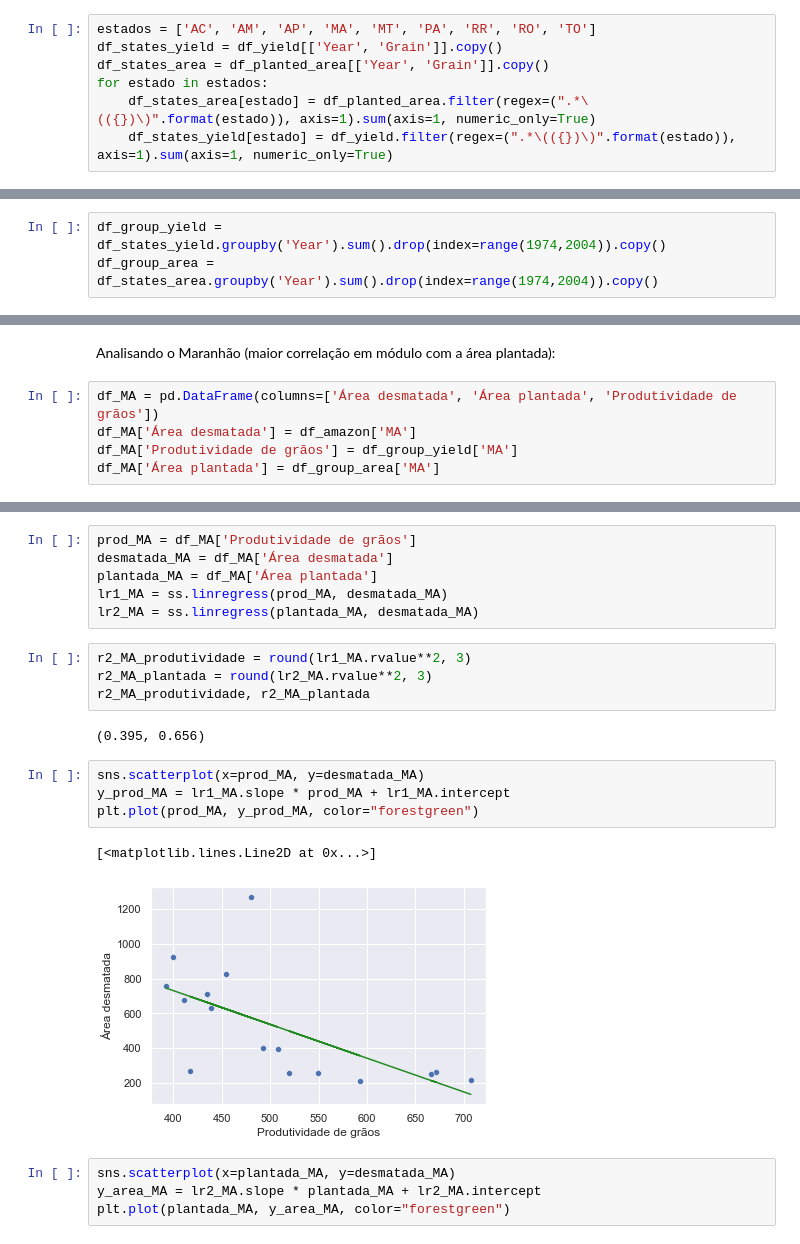
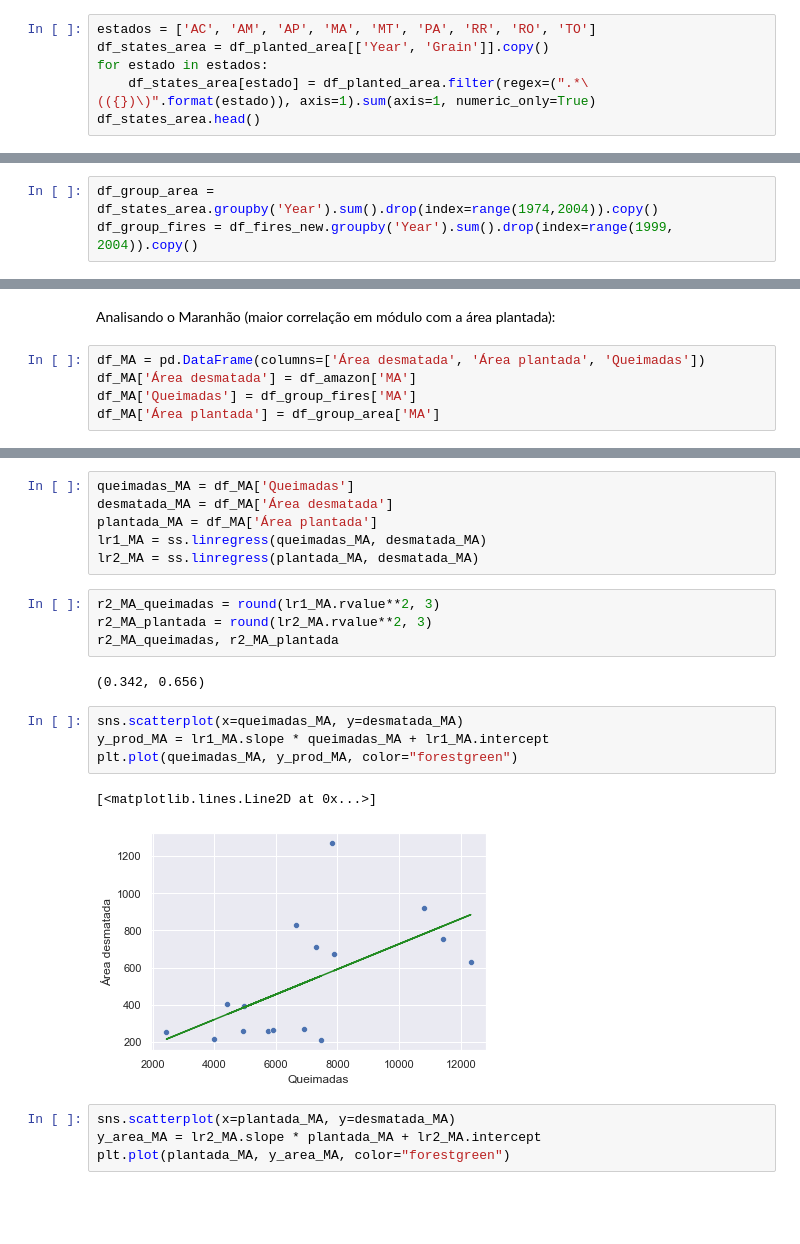
Before and after one commit to thiagomrs/icd2021projetoFinal, a Jupyter notebook: correlação.ipynb, the cells around one changed output, grey strips where cells are left out. Saved outputs shown, nothing was run; the diff lists cells and outputs as text; blank space fills up the shorter version.

```diff
--- a/correlação.ipynb
+++ b/correlação.ipynb
@@ -12,7 +65,6 @@ df_planted_area = pd.read_csv('https://raw.githubusercontent.com/thiagomrs/icd20
 # %%
 estados = ['AC', 'AM', 'AP', 'MA', 'MT', 'PA', 'RR', 'RO', 'TO']
-df_states_yield = df_yield[['Year', 'Grain']].copy()
 df_states_area = df_planted_area[['Year', 'Grain']].copy()
 for estado in estados:
     df_states_area[estado] = df_planted_area.filter(regex=(".*\(({})\)".format(estado)), axis=1).sum(axis=1, numeric_only=True)
-    df_states_yield[estado] = df_yield.filter(regex=(".*\(({})\)".format(estado)), axis=1).sum(axis=1, numeric_only=True)
+df_states_area.head()
@@ -19,3 +78,3 @@ for estado in estados:
 # %%
-df_group_yield = df_states_yield.groupby('Year').sum().drop(index=range(1974,2004)).copy()
 df_group_area = df_states_area.groupby('Year').sum().drop(index=range(1974,2004)).copy()
+df_group_fires = df_fires_new.groupby('Year').sum().drop(index=range(1999, 2004)).copy()
@@ -106,9 +199,9 @@ plt.plot(plantada_AM, y_hat, color="purple")
 # %% [markdown]
 Analisando o Maranhão (maior correlação em módulo com a área plantada):
 # %%
-df_MA = pd.DataFrame(columns=['Área desmatada', 'Área plantada', 'Produtividade de grãos'])
+df_MA = pd.DataFrame(columns=['Área desmatada', 'Área plantada', 'Queimadas'])
 df_MA['Área desmatada'] = df_amazon['MA']
-df_MA['Produtividade de grãos'] = df_group_yield['MA']
+df_MA['Queimadas'] = df_group_fires['MA']
 df_MA['Área plantada'] = df_group_area['MA']
 # %%
 sns.pairplot(df_MA)
@@ -118,22 +211,22 @@ sns.pairplot(df_MA)
 # %%
-prod_MA = df_MA['Produtividade de grãos']
+queimadas_MA = df_MA['Queimadas']
 desmatada_MA = df_MA['Área desmatada']
 plantada_MA = df_MA['Área plantada']
-lr1_MA = ss.linregress(prod_MA, desmatada_MA)
+lr1_MA = ss.linregress(queimadas_MA, desmatada_MA)
 lr2_MA = ss.linregress(plantada_MA, desmatada_MA)
 # %%
-r2_MA_produtividade = round(lr1_MA.rvalue**2, 3)
+r2_MA_queimadas = round(lr1_MA.rvalue**2, 3)
 r2_MA_plantada = round(lr2_MA.rvalue**2, 3)
-r2_MA_produtividade, r2_MA_plantada
+r2_MA_queimadas, r2_MA_plantada
 # %% [output]
-(0.395, 0.656)
+(0.342, 0.656)
 # %%
-sns.scatterplot(x=prod_MA, y=desmatada_MA)
-y_prod_MA = lr1_MA.slope * prod_MA + lr1_MA.intercept
-plt.plot(prod_MA, y_prod_MA, color="forestgreen")
+sns.scatterplot(x=queimadas_MA, y=desmatada_MA)
+y_prod_MA = lr1_MA.slope * queimadas_MA + lr1_MA.intercept
+plt.plot(queimadas_MA, y_prod_MA, color="forestgreen")
 # %% [output]
 [<matplotlib.lines.Line2D at 0x...>]
-[figure, old version]
+[figure, new version]
 # %%
 sns.scatterplot(x=plantada_MA, y=desmatada_MA)
 y_area_MA = lr2_MA.slope * plantada_MA + lr2_MA.intercept
```
Also changed, not shown: parts of 24 cells of this notebook.
